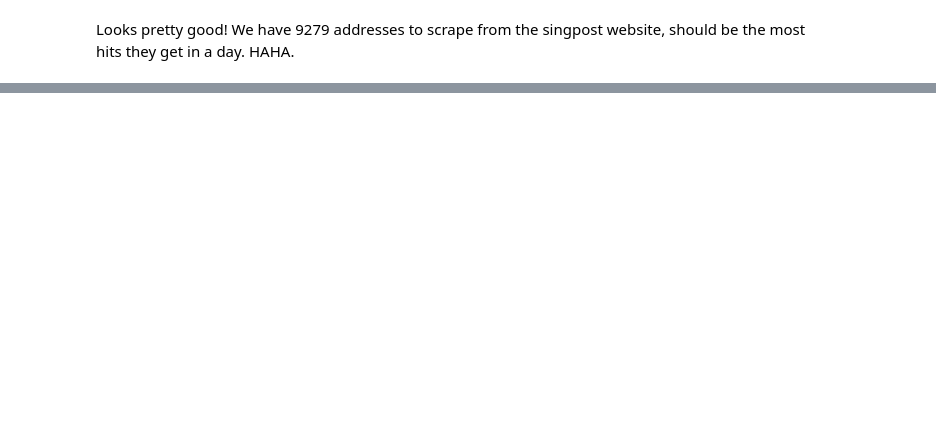
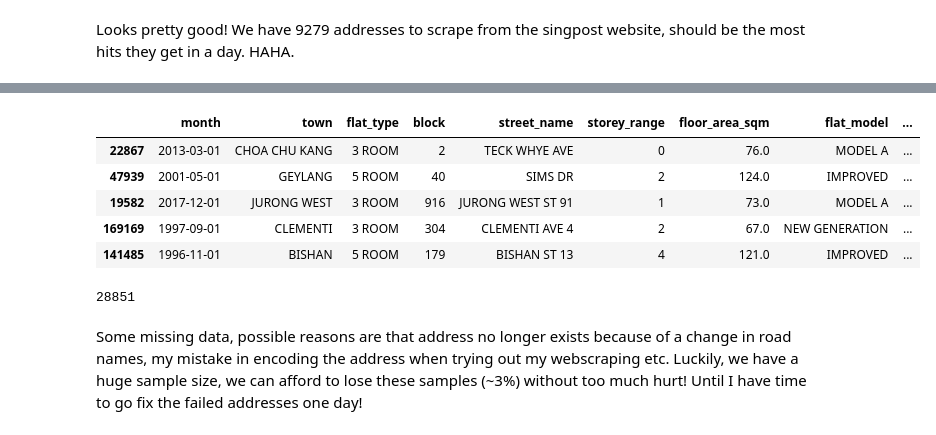
Before and after one commit to janshercs/whatsmyhdbprice, a Jupyter notebook: whatsmyhdbprice.ipynb, the cells around one changed output, grey strips where cells are left out. Cells and saved outputs as stored; diff of their text form; code cells hidden in the pictures; blank space fills up the shorter version.

```diff
--- a/whatsmyhdbprice.ipynb
+++ b/whatsmyhdbprice.ipynb
@@ -454,0 +462,28 @@ def get_postal_codes(file, all_addresses,n):
+# %%
+def pickleRick(file,file_name):
+    import pickle
+    outfile = open(file_name,'wb')
+    pickle.dump(file,outfile)
+    outfile.close()
+
+def unpickleRick(file_name):
+    import pickle
+    infile = open(file_name, 'rb')
+    file = pickle.load(infile)
+    infile.close()
+    return file
+
+#Don't mind the Rick & Morty references!
+# %%
+postal_code_dict = unpickleRick('postal_code.pickle')
+# %%
+# time to map our addresses to postal codes!
+transactions['postalcode'] = transactions['full_address'].map(postal_code_dict)
+transactions.sample(5)
+# %% [output]
+|  | month | town | flat_type | block | street_name | storey_range | floor_area_sqm | flat_model | ... |
+| 22867 | 2013-03-01 | CHOA CHU KANG | 3 ROOM | 2 | TECK WHYE AVE | 0 | 76.0 | MODEL A | ... |
+| 47939 | 2001-05-01 | GEYLANG | 5 ROOM | 40 | SIMS DR | 2 | 124.0 | IMPROVED | ... |
+| 19582 | 2017-12-01 | JURONG WEST | 3 ROOM | 916 | JURONG WEST ST 91 | 1 | 73.0 | MODEL A | ... |
+| 169169 | 1997-09-01 | CLEMENTI | 3 ROOM | 304 | CLEMENTI AVE 4 | 2 | 67.0 | NEW GENERATION | ... |
+| 141485 | 1996-11-01 | BISHAN | 5 ROOM | 179 | BISHAN ST 13 | 4 | 121.0 | IMPROVED | ... |
@@ -454,0 +499,6 @@ def get_postal_codes(file, all_addresses,n):
+# %%
+transactions['postalcode'].isna().sum()
+# %% [output]
+28851
+# %% [markdown]
+Some missing data, possible reasons are that address no longer exists because of a change in road names, my mistake in encoding the address when trying out my webscraping etc. Luckily, we have a huge sample size, we can afford to lose these samples (~3%) without too much hurt! Until I have time to go fix the failed addresses one day!
```
Also changed, not shown: parts of 5 cells of this notebook.
